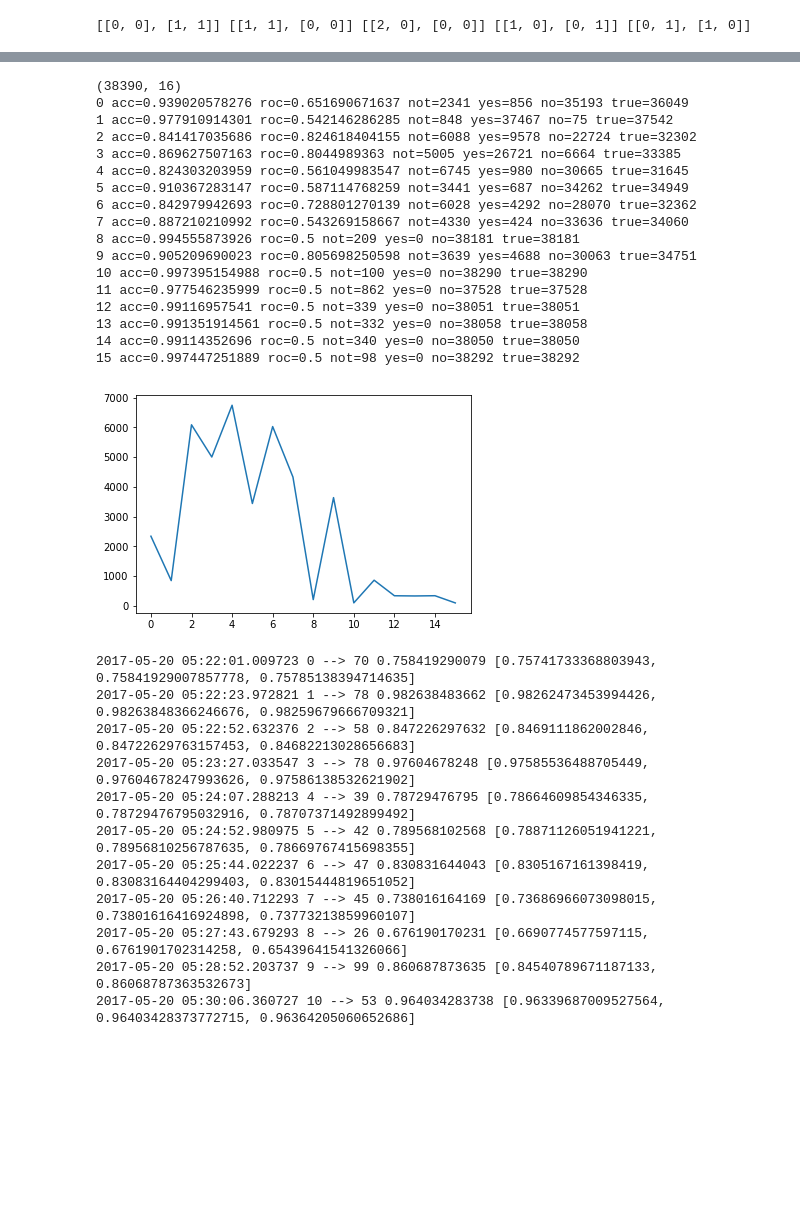
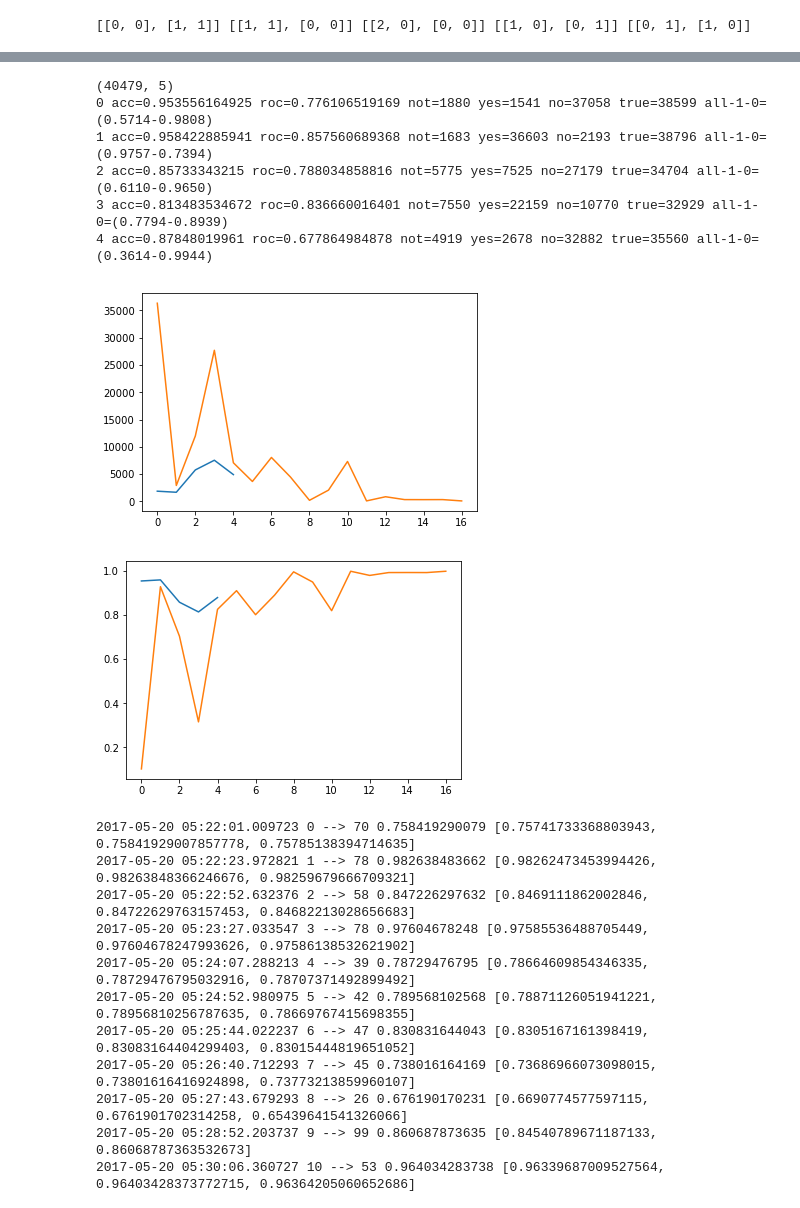
Before and after one commit to SorokinV/Kaggle-2017-04-Brazil-Amazon, a Jupyter notebook: Jupyter-Net/a-basin-V4-Alex-TIF.ipynb, the cells around one changed output, grey strips where cells are left out. Cells and saved outputs as stored; diff of their text form; code cells hidden in the pictures; blank space fills up the shorter version.

```diff
--- a/Jupyter-Net/a-basin-V4-Alex-TIF.ipynb
+++ b/Jupyter-Net/a-basin-V4-Alex-TIF.ipynb
@@ -595,14 +601,15 @@ fres = []
 trP01 = getProb01(trP)
 for i in range(trY.shape[1]) :
         cm = confusion_matrix(trY[:,i],trP01[:,i])
-        print('{} acc={} roc={} not={} yes={} no={} true={}'.format(i,
-              skm.accuracy_score(trY[:,i],trP01[:,i]),
-              #skm.accuracy_score(trY[:,i],trP[:,i]),
-              skm.roc_auc_score(trY[:,i],trP01[:,i]),
-              cm[0,1]+cm[1,0],
-              cm[0,0],cm[1,1],
-              cm[0,0]+cm[1,1],
-             ))
+        print('{} acc={} roc={} not={} yes={} no={} true={} all-1-0=({:.4f}-{:.4f})'.format(i,
+                  skm.accuracy_score(trY[:,i],trP01[:,i]),
+                  skm.roc_auc_score(trY[:,i],trP01[:,i]),
+                  cm[0,1]+cm[1,0],
+                  cm[0,0],cm[1,1],
+                  cm[0,0]+cm[1,1],
+                  float(cm[0,0])/len(trY[trY[:,i]==1,i]),
+                  float(cm[1,1])/len(trY[trY[:,i]==0,i]),
+                 ));
         fres.append ((i,trY.shape[0],
                 skm.accuracy_score(trY[:,i],trP01[:,i]),
                 #skm.accuracy_score(trY[:,i],trP01[:,i]),
@@ -610,28 +617,22 @@ for i in range(trY.shape[1]) :
                   cm[0,1]+cm[1,0]))
 fresList.append(fres)
 # %% [output]
-(38390, 16)
-0 acc=0.939020578276 roc=0.651690671637 not=2341 yes=856 no=35193 true=36049
-1 acc=0.977910914301 roc=0.542146286285 not=848 yes=37467 no=75 true=37542
-2 acc=0.841417035686 roc=0.824618404155 not=6088 yes=9578 no=22724 true=32302
-3 acc=0.869627507163 roc=0.8044989363 not=5005 yes=26721 no=6664 true=33385
-4 acc=0.824303203959 roc=0.561049983547 not=6745 yes=980 no=30665 true=31645
-5 acc=0.910367283147 roc=0.587114768259 not=3441 yes=687 no=34262 true=34949
-6 acc=0.842979942693 roc=0.728801270139 not=6028 yes=4292 no=28070 true=32362
-7 acc=0.887210210992 roc=0.543269158667 not=4330 yes=424 no=33636 true=34060
-8 acc=0.994555873926 roc=0.5 not=209 yes=0 no=38181 true=38181
-9 acc=0.905209690023 roc=0.805698250598 not=3639 yes=4688 no=30063 true=34751
-10 acc=0.997395154988 roc=0.5 not=100 yes=0 no=38290 true=38290
-11 acc=0.977546235999 roc=0.5 not=862 yes=0 no=37528 true=37528
-12 acc=0.99116957541 roc=0.5 not=339 yes=0 no=38051 true=38051
-13 acc=0.991351914561 roc=0.5 not=332 yes=0 no=38058 true=38058
-14 acc=0.99114352696 roc=0.5 not=340 yes=0 no=38050 true=38050
-15 acc=0.997447251889 roc=0.5 not=98 yes=0 no=38292 true=38292
+(40479, 5)
+0 acc=0.953556164925 roc=0.776106519169 not=1880 yes=1541 no=37058 true=38599 all-1-0=(0.5714-0.9808)
+1 acc=0.958422885941 roc=0.857560689368 not=1683 yes=36603 no=2193 true=38796 all-1-0=(0.9757-0.7394)
+2 acc=0.85733343215 roc=0.788034858816 not=5775 yes=7525 no=27179 true=34704 all-1-0=(0.6110-0.9650)
+3 acc=0.813483534672 roc=0.836660016401 not=7550 yes=22159 no=10770 true=32929 all-1-0=(0.7794-0.8939)
+4 acc=0.87848019961 roc=0.677864984878 not=4919 yes=2678 no=32882 true=35560 all-1-0=(0.3614-0.9944)
-# %%
-plt.plot([x[4] for x in fresList[-1]]);
-plt.show()
-# %% [output]
-[figure, removed]
+# %%
+plt.plot([x[4] for x in fresList[-1]]);
+plt.plot([x[4] for x in fresList[-2]]);
+plt.show()
+plt.plot([x[2] for x in fresList[-1]]);
+plt.plot([x[2] for x in fresList[-2]]);
+plt.show()
+# %% [output]
+[figure, added]
+[figure, added]
 # %%
 rr, rrx = [], []; trP = model.predict(trX, batch_size=128)
 for i in range(trP.shape[1]) :
```
Also changed, not shown: parts of 7 cells of this notebook.
